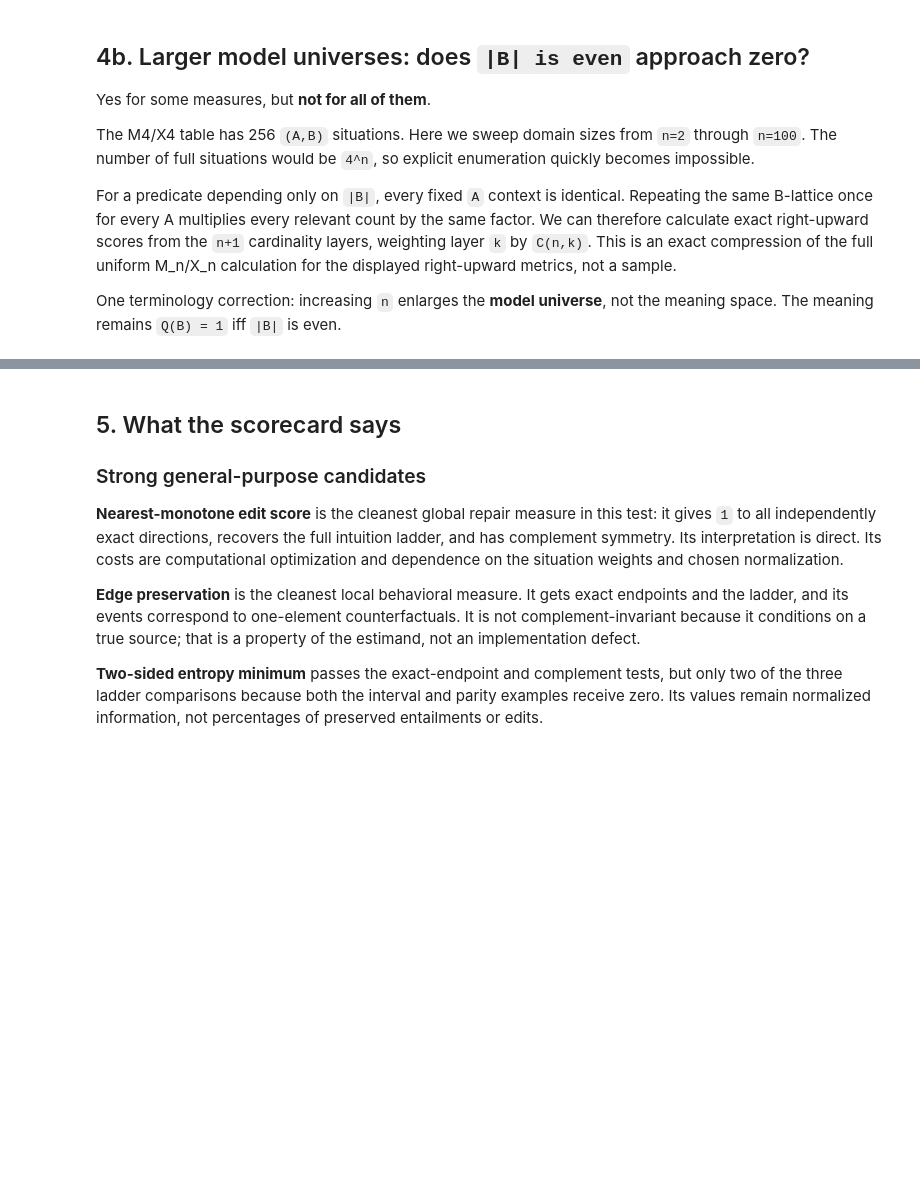
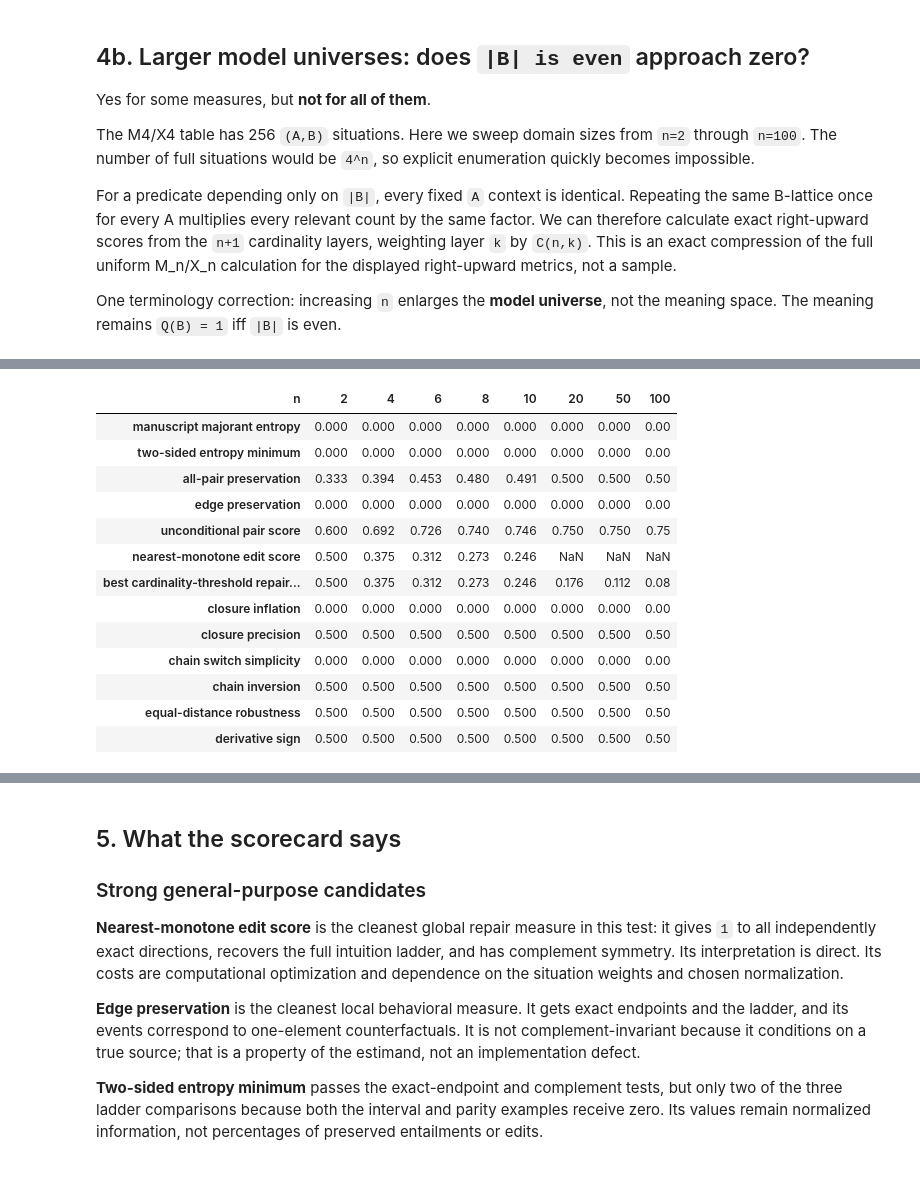
Before and after one commit to CLMBRs/ultk, a Jupyter notebook: src/examples/learn_quant/notebooks/alternative_monotonicity_metrics_benchmark.ipynb, the cells around one changed output, grey strips where cells are left out. Drawn from its saved outputs; the diff is of its cells as text; code cells hidden in the pictures; blank space fills up the shorter version.

Commit message:
Align alternative metric tables
Co-authored-by: Copilot <223556219+Copilot@users.noreply.github.com>

```diff
--- a/src/examples/learn_quant/notebooks/alternative_monotonicity_metrics_benchmark.ipynb
+++ b/src/examples/learn_quant/notebooks/alternative_monotonicity_metrics_benchmark.ipynb
@@ -437,3 +399,64 @@ parity_scaling.loc[display_sizes, parity_columns].T.round(3)
+# %%
+sizes = list(range(2, 101))
+parity_rows = []
+for n in sizes:
+    scores = alt_metrics.cardinality_lattice_scores(
+        [cardinality % 2 == 0 for cardinality in range(n + 1)]
+    )
+    parity_rows.append({"n": n, **scores})
+parity_scaling = pd.DataFrame(parity_rows).set_index("n")
+
+# Compute the general min-cut score where explicit subset-lattice optimization
+# remains practical. Keep the same column at larger n, but mark it unavailable.
+parity_scaling["nearest_monotone_edit"] = np.nan
+for n in range(2, 11):
+    subset_bits = np.arange(1 << n, dtype=np.int64)
+    cardinalities = np.asarray(
+        [int(value).bit_count() for value in subset_bits]
+    )
+    parity = cardinalities % 2 == 0
+    upward_edges = (
+        (subset_bits[:, None] & subset_bits[None, :]) == subset_bits[:, None]
+    ) & (cardinalities[None, :] == cardinalities[:, None] + 1)
+    _, score = alt_metrics.nearest_monotone_edit(parity, upward_edges)
+    parity_scaling.loc[n, "nearest_monotone_edit"] = score
+
+# Use the same public names as the ladder table. Snake-case names remain only
+# in implementation files and the generated CSV schema.
+parity_scaling = parity_scaling.rename(columns=METRICS)
+
+display_sizes = [2, 4, 6, 8, 10, 20, 50, 100]
+parity_columns = [
+    "manuscript majorant entropy",
+    "two-sided entropy minimum",
+    "all-pair preservation",
+    "edge preservation",
+    "unconditional pair score",
+    "nearest-monotone edit score",
+    "best cardinality-threshold repair score",
+    "closure inflation",
+    "closure precision",
+    "chain switch simplicity",
+    "chain inversion",
+    "equal-distance robustness",
+    "derivative sign",
+]
+parity_scaling.loc[display_sizes, parity_columns].T.round(3)
+# %% [output]
+| n | 2 | 4 | 6 | 8 | 10 | 20 | 50 | 100 |
+| manuscript majorant entropy | 0.000 | 0.000 | 0.000 | 0.000 | 0.000 | 0.000 | 0.000 | 0.00 |
+| two-sided entropy minimum | 0.000 | 0.000 | 0.000 | 0.000 | 0.000 | 0.000 | 0.000 | 0.00 |
+| all-pair preservation | 0.333 | 0.394 | 0.453 | 0.480 | 0.491 | 0.500 | 0.500 | 0.50 |
+| edge preservation | 0.000 | 0.000 | 0.000 | 0.000 | 0.000 | 0.000 | 0.000 | 0.00 |
+| unconditional pair score | 0.600 | 0.692 | 0.726 | 0.740 | 0.746 | 0.750 | 0.750 | 0.75 |
+| nearest-monotone edit score | 0.500 | 0.375 | 0.312 | 0.273 | 0.246 | NaN | NaN | NaN |
+| best cardinality-threshold repair... | 0.500 | 0.375 | 0.312 | 0.273 | 0.246 | 0.176 | 0.112 | 0.08 |
+| closure inflation | 0.000 | 0.000 | 0.000 | 0.000 | 0.000 | 0.000 | 0.000 | 0.00 |
+| closure precision | 0.500 | 0.500 | 0.500 | 0.500 | 0.500 | 0.500 | 0.500 | 0.50 |
+| chain switch simplicity | 0.000 | 0.000 | 0.000 | 0.000 | 0.000 | 0.000 | 0.000 | 0.00 |
+| chain inversion | 0.500 | 0.500 | 0.500 | 0.500 | 0.500 | 0.500 | 0.500 | 0.50 |
+| equal-distance robustness | 0.500 | 0.500 | 0.500 | 0.500 | 0.500 | 0.500 | 0.500 | 0.50 |
+| derivative sign | 0.500 | 0.500 | 0.500 | 0.500 | 0.500 | 0.500 | 0.500 | 0.50 |
 # %%
 fig, axes = plt.subplots(1, 2, figsize=(12, 4), sharex=True)
 
```
Also changed, not shown: parts of 6 cells of this notebook, 5 other files.
